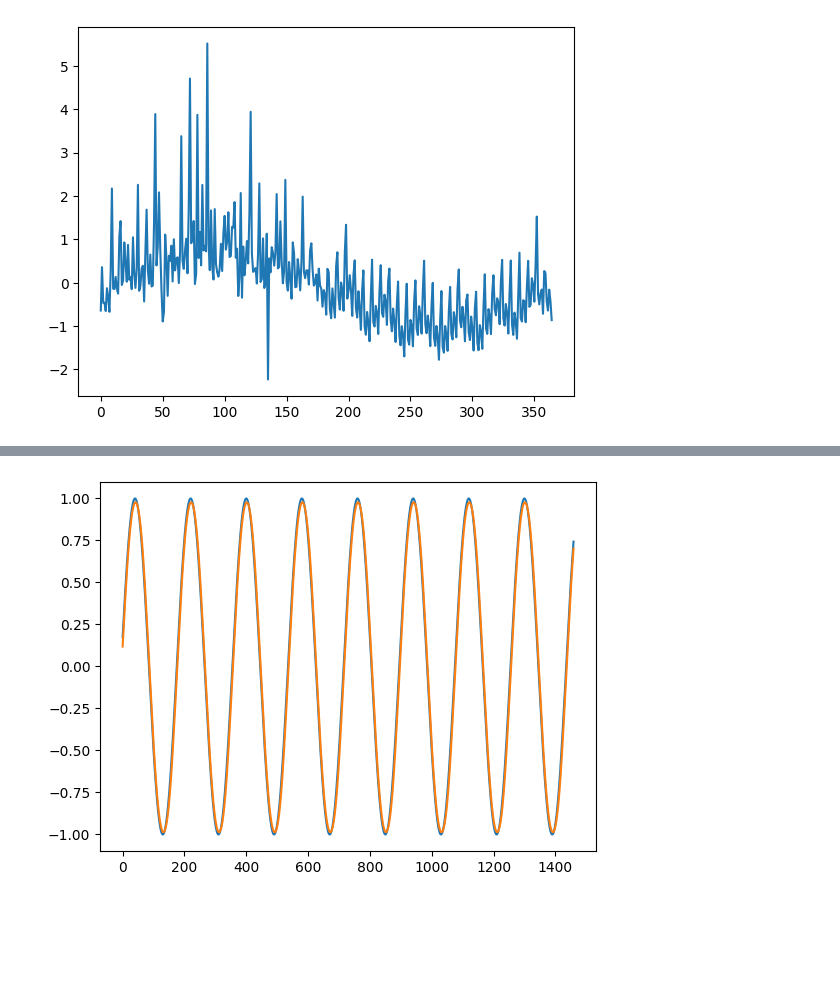
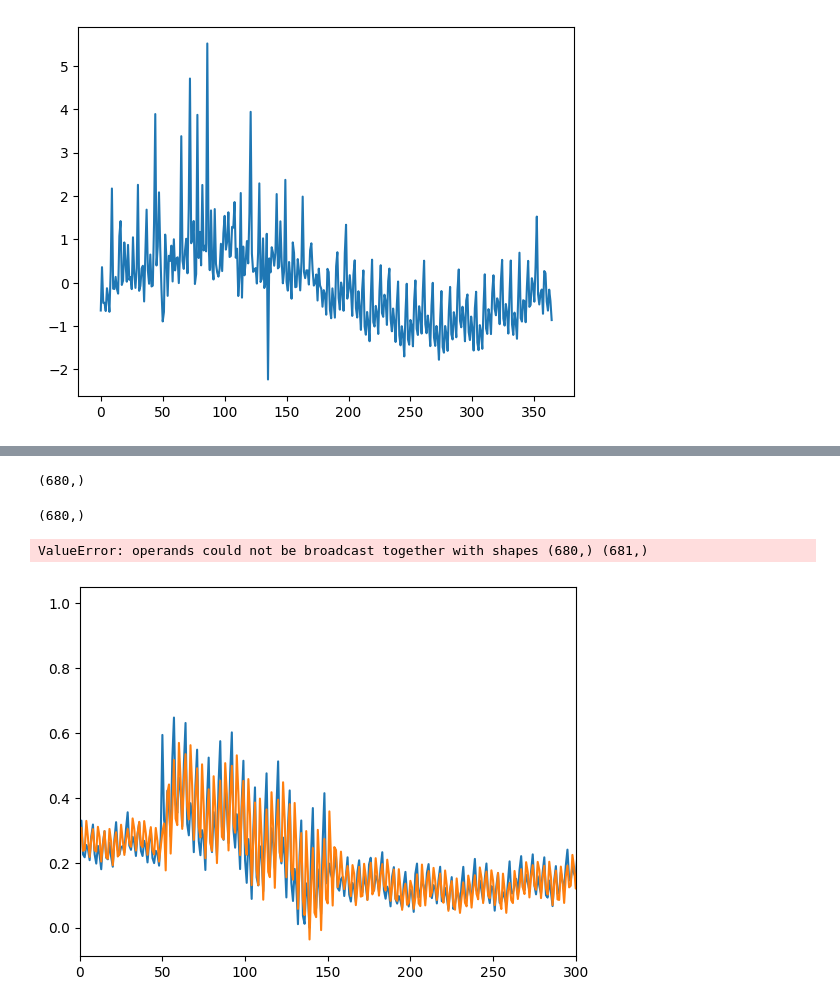
Before and after one commit to aaron1rcl/heteroscedastic_data, a Jupyter notebook: Handling_Heteroscedastic_Data_2.1.ipynb, the cells around one changed output, grey strips where cells are left out. Cells and saved outputs as stored; diff of their text form; code cells hidden in the pictures; blank space fills up the shorter version.

```diff
--- a/Handling_Heteroscedastic_Data_2.1.ipynb
+++ b/Handling_Heteroscedastic_Data_2.1.ipynb
@@ -87,11 +87,22 @@ def generate_data(num_samples, seq_length, input_features):
     yearly = yearly - np.mean(yearly)
 
 
+
+
+
+
     # Generate a time series with gaussian random walk distribution
     mu = 2*(monthly + weekly + yearly)
-    sd = np.exp(weekly*0.5 + monthly)
-    y = np.random.normal(mu, scale=0.01)
-    y = y + np.random.normal(0, scale=np.exp(y*0.2), size=len(t))
+    scale = np.repeat(0.1, seq_length)
+    scale[100:200] = np.repeat(0.3, 100)
+    scale[400:500] = np.repeat(0.5, 100)
+    scale[650:730] = np.repeat(0.01, 80)
+
+    plt.plot(scale)
+
+    y = np.random.normal(mu*scale, scale=0.1)
+
+    y = (y - np.min(y))/(np.max(y) - np.min(y))
 
     x[0,:,0] = y
     y = x[:,:,:1]
@@ -99,7 +110,7 @@ def generate_data(num_samples, seq_length, input_features):
 
 # Create input and target data
 num_samples = 1
-seq_length = 365*5
+seq_length = 730
 input_features = 1
 
 x, y = generate_data(num_samples, seq_length, input_features)
@@ -225,17 +258,30 @@ def extract_fit(model, inputs, target, window_size):
         targets = np.append(targets, target_window[0,0,0])
 
         # Forward pass
-        y_h, std, _ = model(input_window, model.hidden)
-        y_pred = np.append(y_pred, y_h.detach().numpy())
-        y_sd = np.append(y_pred, std.detach().numpy())
+        dist, _, _std = model(input_window, model.hidden, model.hidden_std)
+        y_u = dist.loc
+        y_sd = dist.scale
+        y_pred = np.append(y_pred, y_u.detach().numpy())
+        y_sd = np.append(y_pred, y_sd.detach().numpy())
 
-    return y_pred, targets
+    return y_pred, targets, y_sd
 
-y_pred, targets = extract_fit(model, inputs, target, window_size)
+y_pred, targets, y_sd = extract_fit(model, inputs, target, window_size)
+
+
+print(y_pred.shape)
+#print(y_sd.shape)
+# %% [output]
+(680,)
 # %%
-
+print(y_pred.shape)
 plt.plot(targets)
+plt.xlim(0,300)
 plt.plot(y_pred)
+plt.plot(y_pred + 2*y_sd)
+plt.plot(y_pred - 2*y_sd)
 plt.show()
 # %% [output]
+(680,)
+ValueError: operands could not be broadcast together with shapes (680,) (681,)
-[figure, old version]
+[figure, new version]
```
Also changed, not shown: parts of 3 cells of this notebook.
